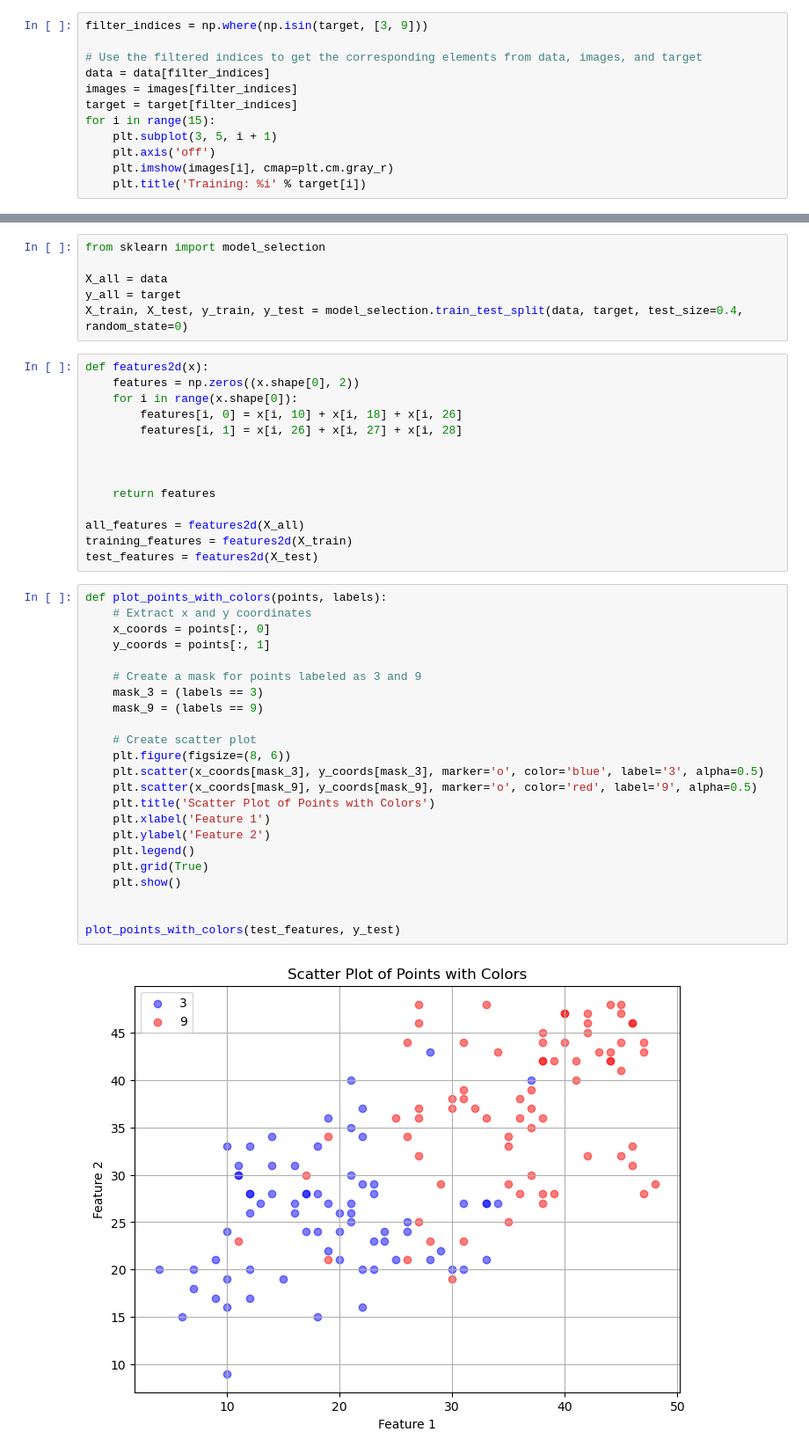
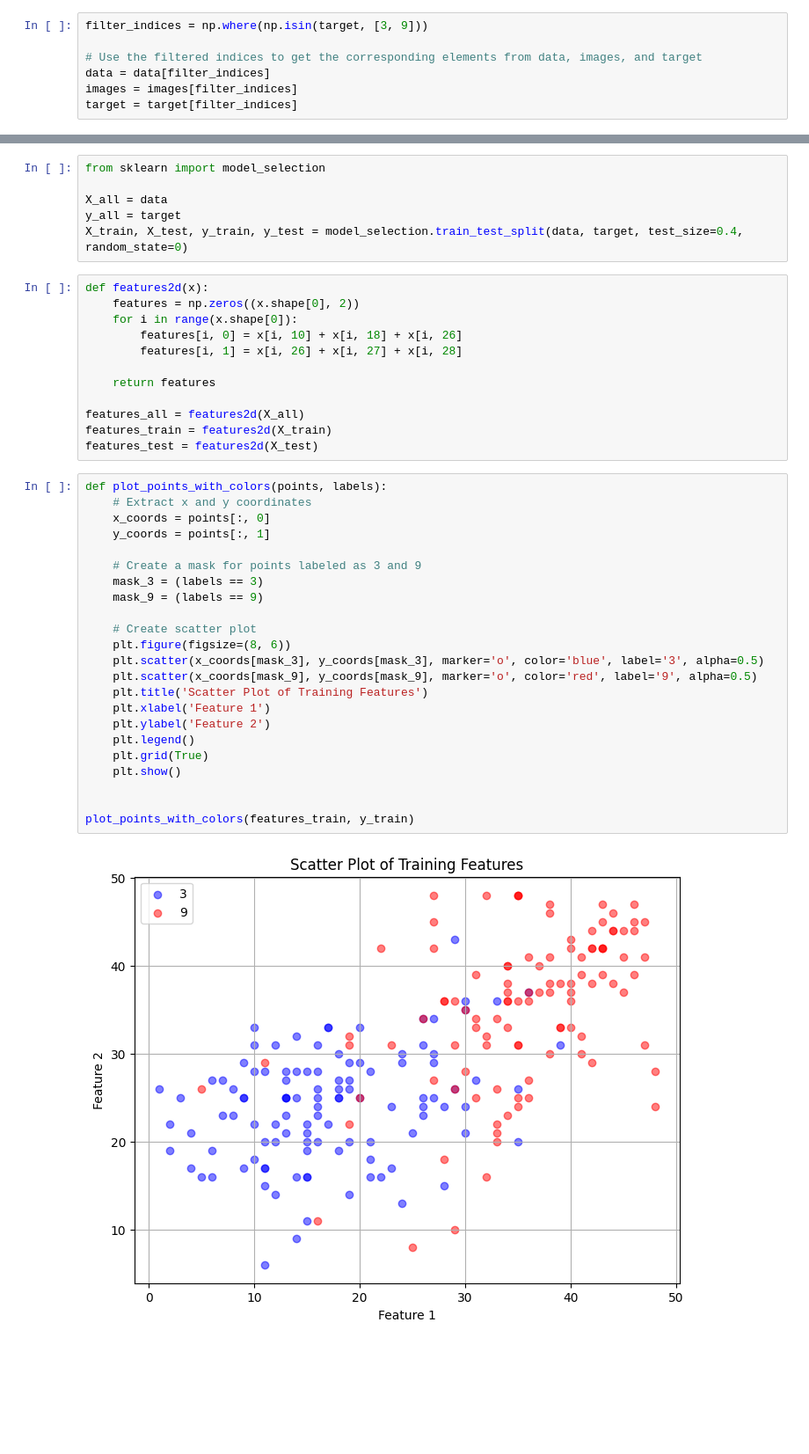
Before and after one commit to Ruben-Hartenstein/machine_learning_essentials, a Jupyter notebook: exercise_1/linear-classifiers.ipynb, the cells around one changed output, grey strips where cells are left out. Shown: that part at 88% size. Cells and saved outputs as stored; diff of their text form; blank space fills up the shorter version.

```diff
--- a/exercise_1/linear-classifiers.ipynb
+++ b/exercise_1/linear-classifiers.ipynb
@@ -36,8 +39,3 @@ filter_indices = np.where(np.isin(target, [3, 9]))
 data = data[filter_indices]
 images = images[filter_indices]
 target = target[filter_indices]
-for i in range(15):
-    plt.subplot(3, 5, i + 1)
-    plt.axis('off')
-    plt.imshow(images[i], cmap=plt.cm.gray_r)
-    plt.title('Training: %i' % target[i])
@@ -56,36 +52,34 @@ def features2d(x):
         features[i, 0] = x[i, 10] + x[i, 18] + x[i, 26]
         features[i, 1] = x[i, 26] + x[i, 27] + x[i, 28]
 
-
-
     return features
 
-all_features = features2d(X_all)
-training_features = features2d(X_train)
-test_features = features2d(X_test)
+features_all = features2d(X_all)
+features_train = features2d(X_train)
+features_test = features2d(X_test)
 # %%
 def plot_points_with_colors(points, labels):
     # Extract x and y coordinates
     x_coords = points[:, 0]
     y_coords = points[:, 1]
 
     # Create a mask for points labeled as 3 and 9
     mask_3 = (labels == 3)
     mask_9 = (labels == 9)
 
     # Create scatter plot
     plt.figure(figsize=(8, 6))
     plt.scatter(x_coords[mask_3], y_coords[mask_3], marker='o', color='blue', label='3', alpha=0.5)
     plt.scatter(x_coords[mask_9], y_coords[mask_9], marker='o', color='red', label='9', alpha=0.5)
-    plt.title('Scatter Plot of Points with Colors')
+    plt.title('Scatter Plot of Training Features')
     plt.xlabel('Feature 1')
     plt.ylabel('Feature 2')
     plt.legend()
     plt.grid(True)
     plt.show()
 
 
-plot_points_with_colors(test_features, y_test)
+plot_points_with_colors(features_train, y_train)
 # %% [output]
-[figure, old version]
+[figure, new version]
 # %%
```
Also changed, not shown: parts of 16 cells of this notebook, 3 other files.
